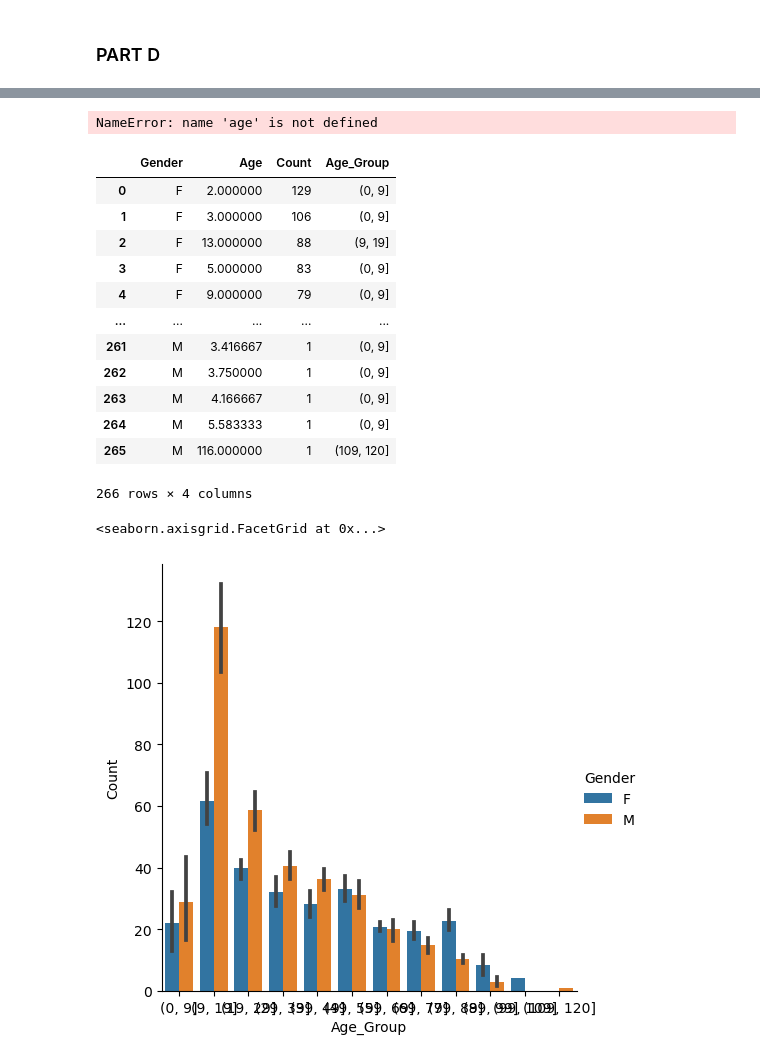
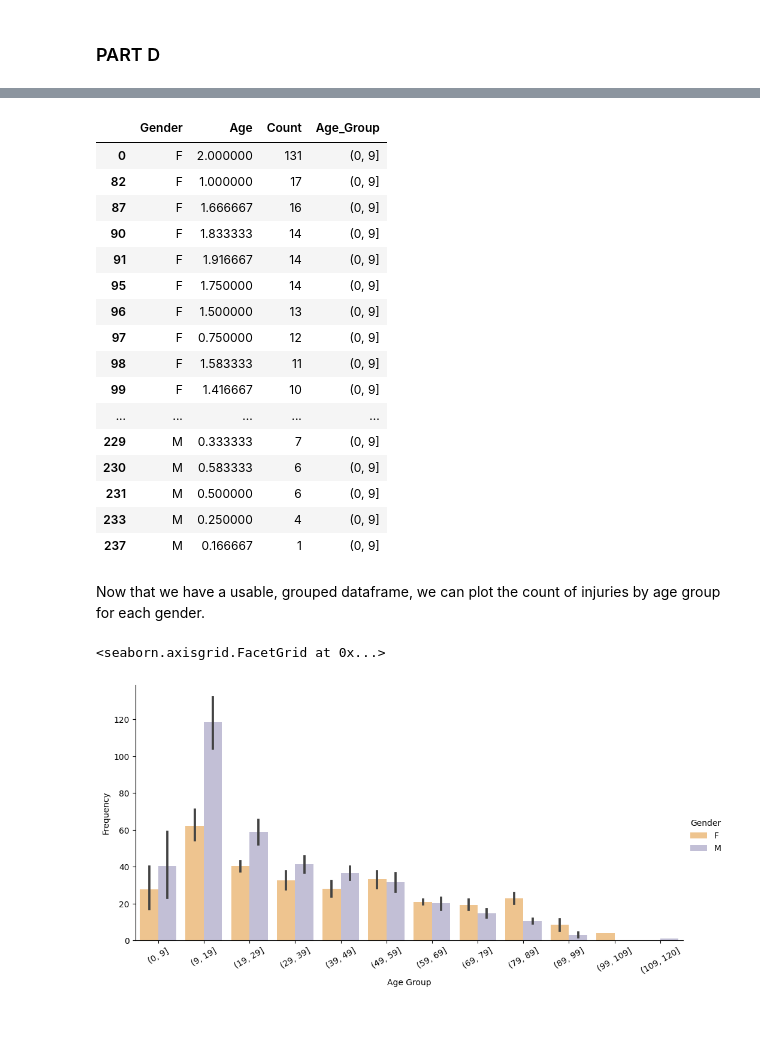
Before and after one commit to QMSS-G5072-2022/Rudoff_Jackson, a Jupyter notebook: hw05/HW5.ipynb, the cells around one changed output, grey strips where cells are left out. Saved outputs shown, nothing was run; the diff lists cells and outputs as text; code cells hidden in the pictures; blank space fills up the shorter version.

```diff
--- a/hw05/HW5.ipynb
+++ b/hw05/HW5.ipynb
@@ -128,4 +186,4 @@ plt.show()
 # %%
-narratives_male = [word for word in narratives if re.search(r'\b(\d+)\s*?(M|Y.?|MONTH|YEAR)\s*?(O|OLD)?\s*?(M|MALE)\b', word)]
-narratives_male
+narratives_male = [word for word in narratives if re.search(r'\b(\d+)\s*(M|Y.?|MONTH|YEAR)\s*(O|OLD)?\s*(M|MALE)\b', word)]
+len(narratives_male)
 # %% [output]
@@ -149,4 +191,4 @@ narratives_male
 # %%
-narratives_female = [word for word in narratives if re.search(r'\b(\d+)\s*?(M|Y.?|MONTH|YEAR)\s*?(O|OLD)?\s*?(F|FEMALE)\b', word)]
-narratives_female
+narratives_female = [word for word in narratives if re.search(r'\b(\d+)\s*(M|Y.?|MONTH|YEAR)\s*(O|OLD)?\s*(F|FEMALE)\b', word)]
+len(narratives_female)
 # %% [output]
@@ -170,8 +220,7 @@ narratives_female
 # %%
 ages_female = []
-ages_male = []
 for string in narratives_female:
-    if re.search(r'\b(\d+)\s*?(M|MONTH)\s*?(O|OLD)?\s*', string):
+    if re.search(r'\b(\d+)\s*(M|MONTH)\s*(O|OLD)?\s*(F|FEMALE)\b', string):
         tmp = re.search(r'\b(\d+)', string)
         tmp2 = tmp.group(0)
         ages_female.append(float(tmp2)/12)
@@ -180,8 +229,12 @@ for string in narratives_female:
         tmp2 = tmp.group(0)
         ages_female.append(float(tmp2))
 
+
+ages_male = []
 for string in narratives_male:
-    if re.search(r'\b(\d+)\s*?(M|MONTH)\s*?(O|OLD)?\s*', string):
+    if re.search(r'\b(\d+)\s*(M|MONTH)\s*(O|OLD)?\s*(M|MALE)\b', string):
+        if re.search(r'\dMM', string): #filter for specific bug where it gets injuries with MM
+            continue
         tmp = re.search(r'\b(\d+)', string)
         tmp2 = tmp.group(0)
         ages_male.append(float(tmp2)/12)
@@ -189,8 +242,6 @@ for string in narratives_male:
         tmp = re.search(r'\b(\d+)', string)
         tmp2 = tmp.group(0)
         ages_male.append(float(tmp2))
-# %% [output]
-NameError: name 'age' is not defined
 # %%
 male_df = pd.DataFrame(ages_male)
 male_df['gender'] = 'M'
@@ -202,25 +253,33 @@ final_df = pd.concat([male_df, final_df], ignore_index=True).rename(columns= {0:
 final_df = final_df.groupby('Gender').value_counts().reset_index(name= 'Count')
 final_df['Age_Group'] = pd.cut(x=final_df['Age'], bins=[0, 9, 19, 29, 39, 49, 59, 69, 79, 89, 99, 109, 120])
 
-final_df
+final_df[final_df['Age'] < 3] #check that filter worked
 # %% [output]
 |  | Gender | Age | Count | Age_Group |
-| 0 | F | 2.000000 | 129 | (0, 9] |
-| 1 | F | 3.000000 | 106 | (0, 9] |
-| 2 | F | 13.000000 | 88 | (9, 19] |
-| 3 | F | 5.000000 | 83 | (0, 9] |
-| 4 | F | 9.000000 | 79 | (0, 9] |
+| 0 | F | 2.000000 | 131 | (0, 9] |
+| 82 | F | 1.000000 | 17 | (0, 9] |
+| 87 | F | 1.666667 | 16 | (0, 9] |
+| 90 | F | 1.833333 | 14 | (0, 9] |
+| 91 | F | 1.916667 | 14 | (0, 9] |
+| 95 | F | 1.750000 | 14 | (0, 9] |
+| 96 | F | 1.500000 | 13 | (0, 9] |
+| 97 | F | 0.750000 | 12 | (0, 9] |
+| 98 | F | 1.583333 | 11 | (0, 9] |
+| 99 | F | 1.416667 | 10 | (0, 9] |
 | ... | ... | ... | ... | ... |
-| 261 | M | 3.416667 | 1 | (0, 9] |
-| 262 | M | 3.750000 | 1 | (0, 9] |
-| 263 | M | 4.166667 | 1 | (0, 9] |
-| 264 | M | 5.583333 | 1 | (0, 9] |
-| 265 | M | 116.000000 | 1 | (109, 120] |
+| 229 | M | 0.333333 | 7 | (0, 9] |
+| 230 | M | 0.583333 | 6 | (0, 9] |
+| 231 | M | 0.500000 | 6 | (0, 9] |
+| 233 | M | 0.250000 | 4 | (0, 9] |
+| 237 | M | 0.166667 | 1 | (0, 9] |
-266 rows × 4 columns
+# %% [markdown]
+Now that we have a usable, grouped dataframe, we can plot the count of injuries by age group for each gender.
 # %%
 import seaborn as sns
 
-sns.catplot(x = 'Age_Group', y = 'Count', hue= 'Gender', data = final_df, kind='bar')
+cat = sns.catplot(x = 'Age_Group', y = 'Count', hue= 'Gender', palette = 'PuOr',data = final_df, kind='bar', aspect=2)
+cat.set_xticklabels(rotation=30)
+cat.set(xlabel = 'Age Group', ylabel = 'Frequency')
 # %% [output]
 <seaborn.axisgrid.FacetGrid at 0x...>
-[figure, old version]
+[figure, new version]
```
Also changed, not shown: parts of 26 cells of this notebook.
